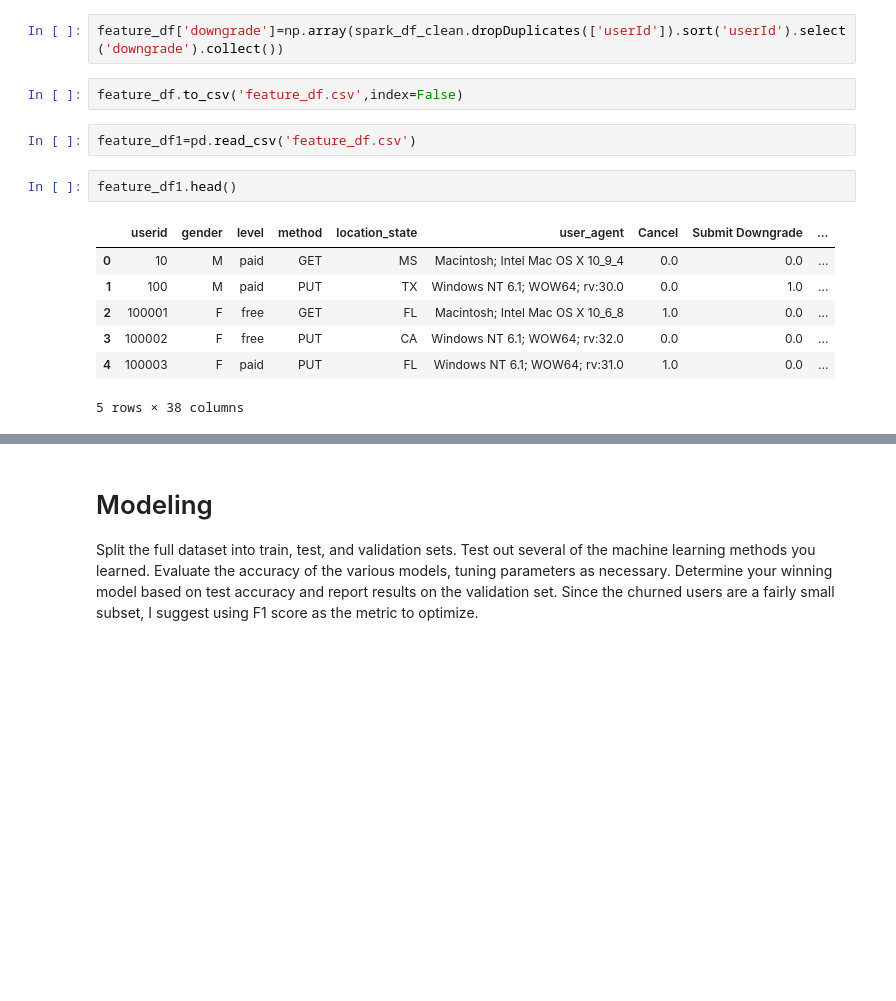
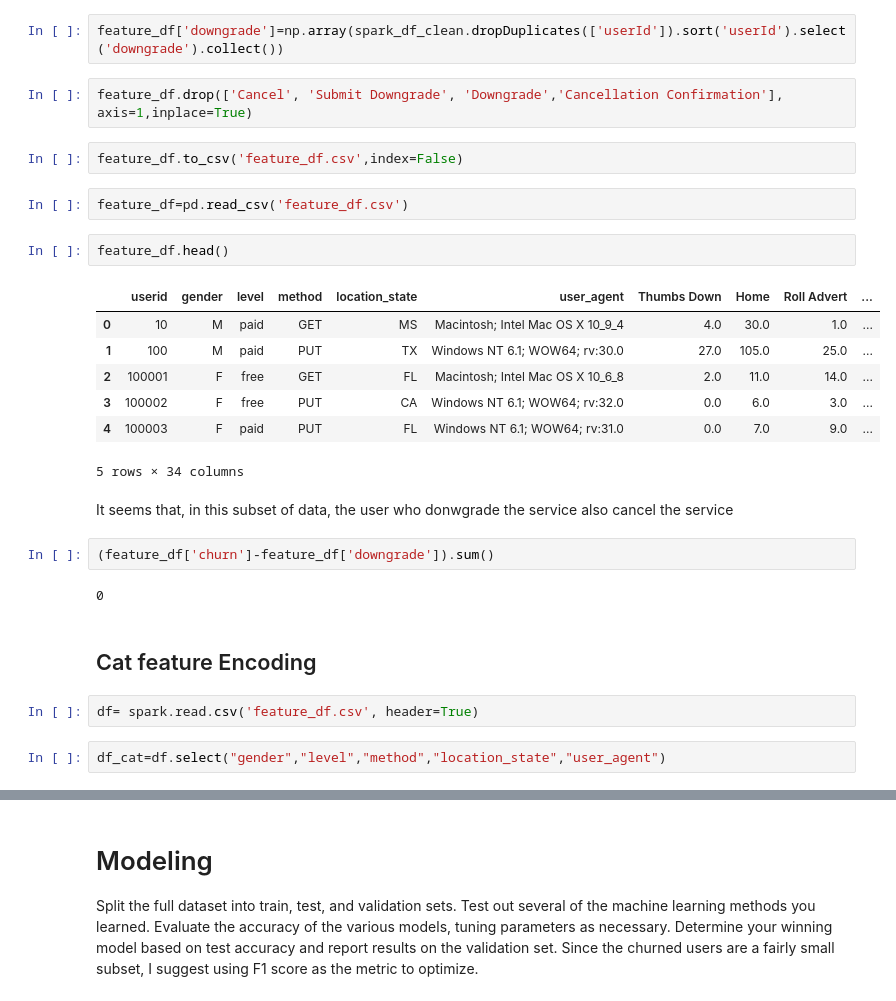
Before and after one commit to hcxie/DS-project-Spark-Project-Sparkify, a Jupyter notebook: Sparkify.ipynb, the cells around one changed output, grey strips where cells are left out. Drawn from its saved outputs; the diff is of its cells as text; blank space fills up the shorter version.

Commit message:
update: add subset data analysis draft

```diff
--- a/Sparkify.ipynb
+++ b/Sparkify.ipynb
@@ -736,17 +741,31 @@ feature_df.head()
 feature_df['churn']=np.array(spark_df_clean.dropDuplicates(['userId']).sort('userId').select('Churn').collect())
 # %%
 feature_df['downgrade']=np.array(spark_df_clean.dropDuplicates(['userId']).sort('userId').select('downgrade').collect())
+# %%
+feature_df.drop(['Cancel', 'Submit Downgrade', 'Downgrade','Cancellation Confirmation'], axis=1,inplace=True)
 # %%
 feature_df.to_csv('feature_df.csv',index=False)
 # %%
-feature_df1=pd.read_csv('feature_df.csv')
+feature_df=pd.read_csv('feature_df.csv')
 # %%
-feature_df1.head()
+feature_df.head()
 # %% [output]
-|  | userid | gender | level | method | location_state | user_agent | Cancel | Submit Downgrade | ... |
-| 0 | 10 | M | paid | GET | MS | Macintosh; Intel Mac OS X 10_9_4 | 0.0 | 0.0 | ... |
-| 1 | 100 | M | paid | PUT | TX | Windows NT 6.1; WOW64; rv:30.0 | 0.0 | 1.0 | ... |
-| 2 | 100001 | F | free | GET | FL | Macintosh; Intel Mac OS X 10_6_8 | 1.0 | 0.0 | ... |
-| 3 | 100002 | F | free | PUT | CA | Windows NT 6.1; WOW64; rv:32.0 | 0.0 | 0.0 | ... |
-| 4 | 100003 | F | paid | PUT | FL | Windows NT 6.1; WOW64; rv:31.0 | 1.0 | 0.0 | ... |
+|  | userid | gender | level | method | location_state | user_agent | Thumbs Down | Home | Roll Advert | ... |
+| 0 | 10 | M | paid | GET | MS | Macintosh; Intel Mac OS X 10_9_4 | 4.0 | 30.0 | 1.0 | ... |
+| 1 | 100 | M | paid | PUT | TX | Windows NT 6.1; WOW64; rv:30.0 | 27.0 | 105.0 | 25.0 | ... |
+| 2 | 100001 | F | free | GET | FL | Macintosh; Intel Mac OS X 10_6_8 | 2.0 | 11.0 | 14.0 | ... |
+| 3 | 100002 | F | free | PUT | CA | Windows NT 6.1; WOW64; rv:32.0 | 0.0 | 6.0 | 3.0 | ... |
+| 4 | 100003 | F | paid | PUT | FL | Windows NT 6.1; WOW64; rv:31.0 | 0.0 | 7.0 | 9.0 | ... |
-5 rows × 38 columns
+5 rows × 34 columns
+# %% [markdown]
+It seems that, in this subset of data, the user who donwgrade the service also cancel the service
+# %%
+(feature_df['churn']-feature_df['downgrade']).sum()
+# %% [output]
+0
+# %% [markdown]
+## Cat feature Encoding
+# %%
+df= spark.read.csv('feature_df.csv', header=True)
+# %%
+df_cat=df.select("gender","level","method","location_state","user_agent")
```
Also changed, not shown: parts of 52 cells of this notebook.
